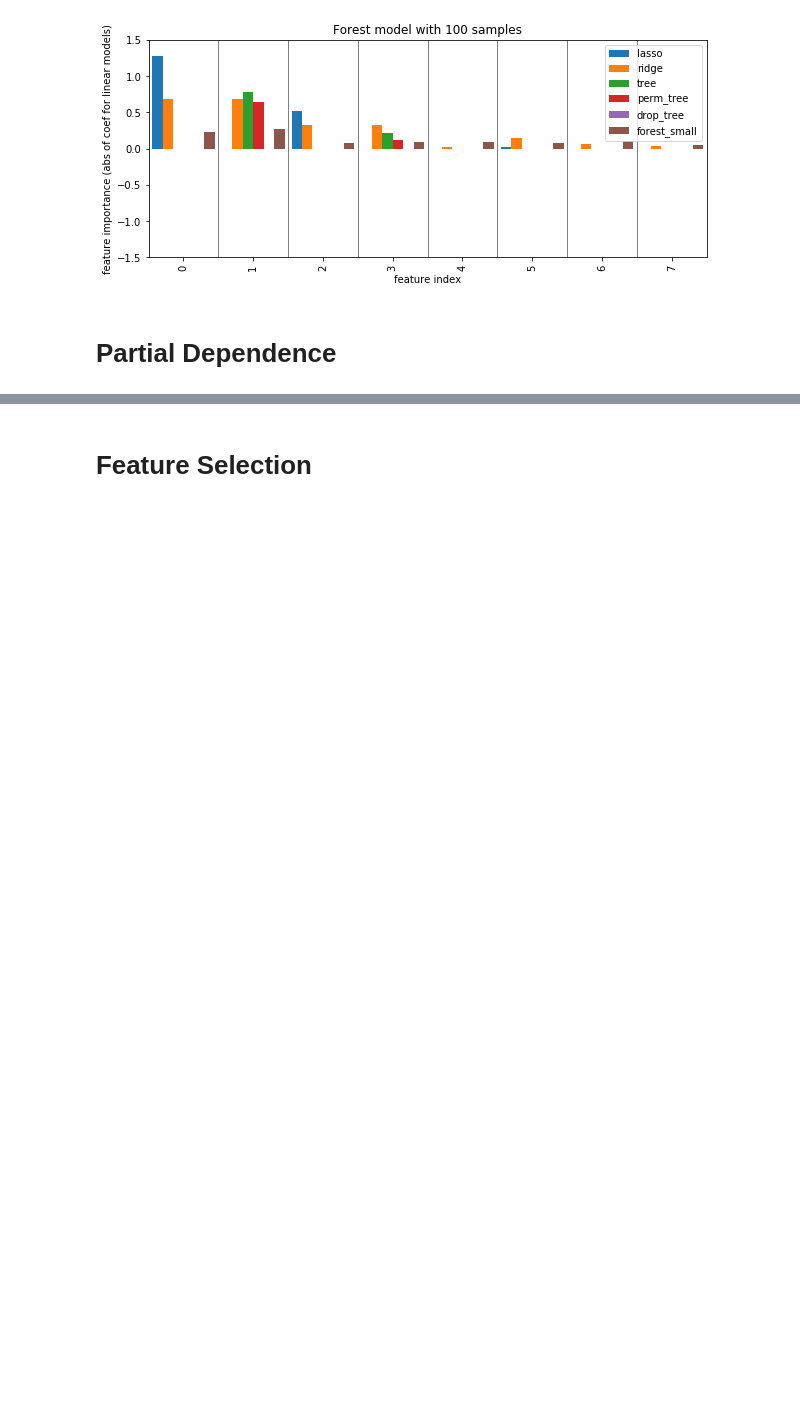
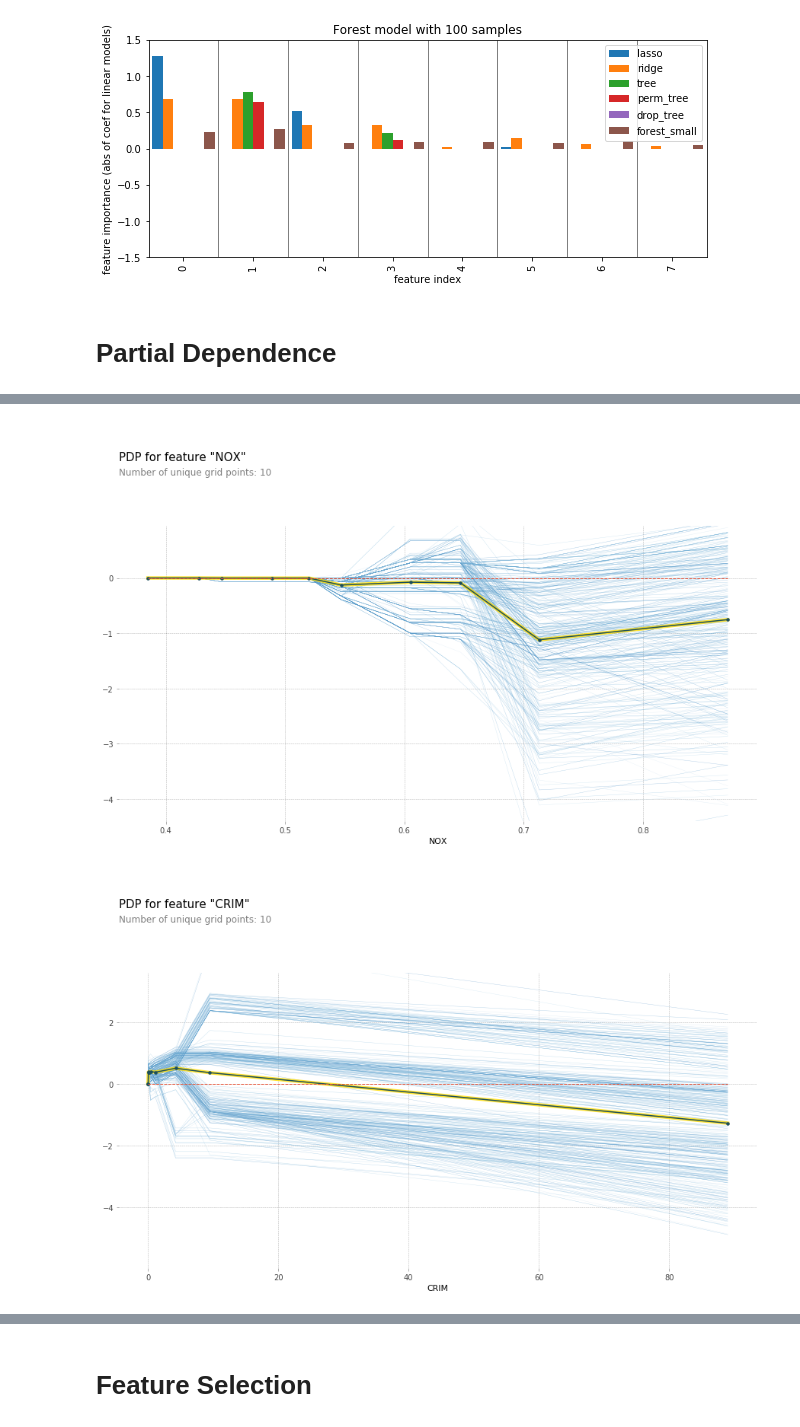
Before and after one commit to amueller/COMS4995-s19, a Jupyter notebook: slides/aml-12-interpretation-feature-selection/aml-12-feature-selection-interpretation.ipynb, the cells around one changed output, grey strips where cells are left out. Cells and saved outputs as stored; diff of their text form; code cells hidden in the pictures; blank space fills up the shorter version.

```diff
--- a/slides/aml-12-interpretation-feature-selection/aml-12-feature-selection-interpretation.ipynb
+++ b/slides/aml-12-interpretation-feature-selection/aml-12-feature-selection-interpretation.ipynb
@@ -473,0 +504,10 @@ for i in range(3):
+# %%
+X_train_df = pd.DataFrame(X_train, columns=boston.feature_names)
+# %%
+features_of_interest = boston.feature_names[np.argsort(gbrt.feature_importances_)[-6:]]
+for feature in features_of_interest:
+    feature_isolate = pdp.pdp_isolate(gbrt, X_train_df, X_train_df.columns, feature)
+    fig, axes = pdp.pdp_plot(feature_isolate, feature, plot_lines=True, frac_to_plot=1)
+# %% [output]
+[figure, added]
+[figure, added]
```
Also changed, not shown: parts of 14 cells of this notebook, 26 other files.
